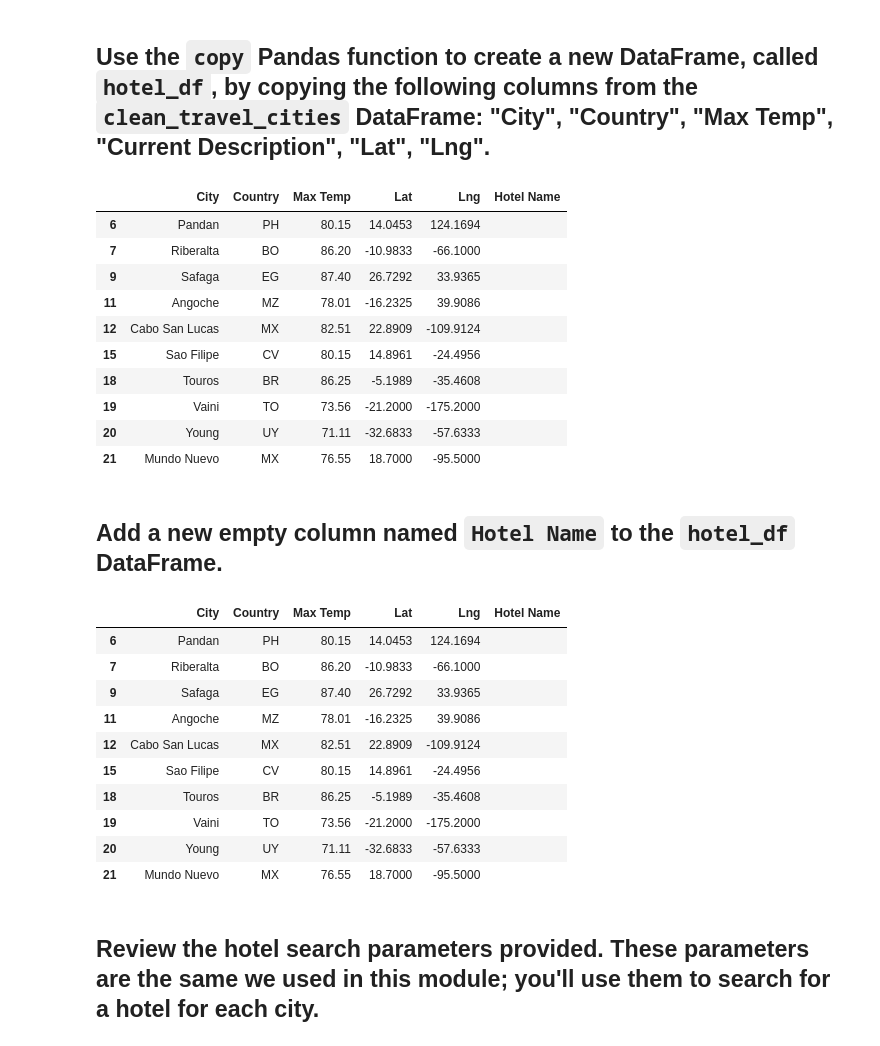
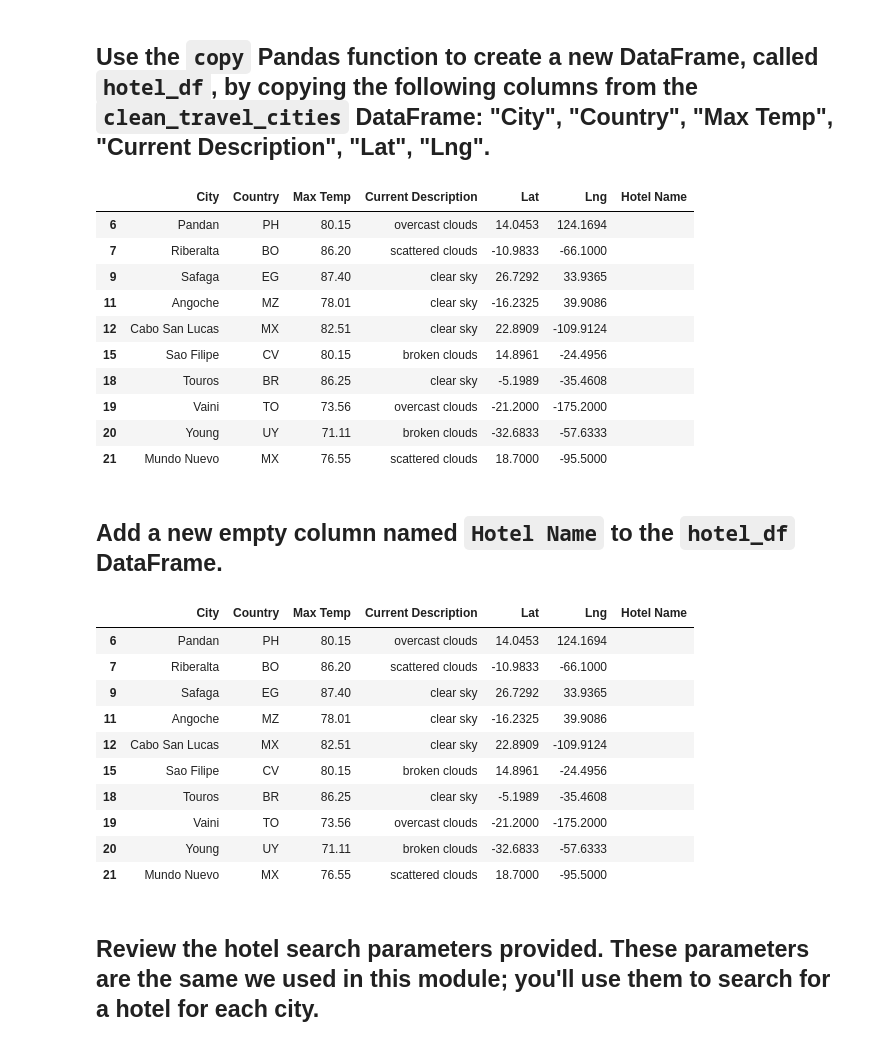
Before and after one commit to DeloxyAdeola/World_Weather_Analysis, a Jupyter notebook: Vacation_Search.ipynb, the cells around one changed output. Cells and saved outputs as stored; diff of their text form; code cells hidden in the pictures.

```diff
--- a/Vacation_Search.ipynb
+++ b/Vacation_Search.ipynb
@@ -132,23 +132,23 @@ clean_travel_cities
 ## Use the `copy` Pandas function to create a new DataFrame, called `hotel_df`, by copying the following columns from the `clean_travel_cities` DataFrame: "City", "Country", "Max Temp", "Current Description", "Lat", "Lng".
 # %%
 # Create DataFrame called hotel_df by copying some columns from the clean_travel_cities DataFrame.
-hotel_df = hotel_df = preferred_cities_df[["City", "Country", "Max Temp", "Lat", "Lng"]].copy()
+hotel_df = hotel_df = preferred_cities_df[["City", "Country", "Max Temp","Current Description", "Lat", "Lng"]].copy()
 hotel_df["Hotel Name"] = ""
 
 # Display sample data
 hotel_df.head(10)
 # %% [output]
-|  | City | Country | Max Temp | Lat | Lng | Hotel Name |
-| 6 | Pandan | PH | 80.15 | 14.0453 | 124.1694 |  |
-| 7 | Riberalta | BO | 86.20 | -10.9833 | -66.1000 |  |
-| 9 | Safaga | EG | 87.40 | 26.7292 | 33.9365 |  |
-| 11 | Angoche | MZ | 78.01 | -16.2325 | 39.9086 |  |
-| 12 | Cabo San Lucas | MX | 82.51 | 22.8909 | -109.9124 |  |
-| 15 | Sao Filipe | CV | 80.15 | 14.8961 | -24.4956 |  |
-| 18 | Touros | BR | 86.25 | -5.1989 | -35.4608 |  |
-| 19 | Vaini | TO | 73.56 | -21.2000 | -175.2000 |  |
-| 20 | Young | UY | 71.11 | -32.6833 | -57.6333 |  |
-| 21 | Mundo Nuevo | MX | 76.55 | 18.7000 | -95.5000 |  |
+|  | City | Country | Max Temp | Current Description | Lat | Lng | Hotel Name |
+| 6 | Pandan | PH | 80.15 | overcast clouds | 14.0453 | 124.1694 |  |
+| 7 | Riberalta | BO | 86.20 | scattered clouds | -10.9833 | -66.1000 |  |
+| 9 | Safaga | EG | 87.40 | clear sky | 26.7292 | 33.9365 |  |
+| 11 | Angoche | MZ | 78.01 | clear sky | -16.2325 | 39.9086 |  |
+| 12 | Cabo San Lucas | MX | 82.51 | clear sky | 22.8909 | -109.9124 |  |
+| 15 | Sao Filipe | CV | 80.15 | broken clouds | 14.8961 | -24.4956 |  |
+| 18 | Touros | BR | 86.25 | clear sky | -5.1989 | -35.4608 |  |
+| 19 | Vaini | TO | 73.56 | overcast clouds | -21.2000 | -175.2000 |  |
+| 20 | Young | UY | 71.11 | broken clouds | -32.6833 | -57.6333 |  |
+| 21 | Mundo Nuevo | MX | 76.55 | scattered clouds | 18.7000 | -95.5000 |  |
 # %% [markdown]
 ## Add a new empty column named `Hotel Name` to the `hotel_df` DataFrame.
 # %%
@@ -159,17 +159,17 @@ hotel_df["Hotel Name"] = ""
 # Display sample data
 hotel_df.head(10)
 # %% [output]
-|  | City | Country | Max Temp | Lat | Lng | Hotel Name |
-| 6 | Pandan | PH | 80.15 | 14.0453 | 124.1694 |  |
-| 7 | Riberalta | BO | 86.20 | -10.9833 | -66.1000 |  |
-| 9 | Safaga | EG | 87.40 | 26.7292 | 33.9365 |  |
-| 11 | Angoche | MZ | 78.01 | -16.2325 | 39.9086 |  |
-| 12 | Cabo San Lucas | MX | 82.51 | 22.8909 | -109.9124 |  |
-| 15 | Sao Filipe | CV | 80.15 | 14.8961 | -24.4956 |  |
-| 18 | Touros | BR | 86.25 | -5.1989 | -35.4608 |  |
-| 19 | Vaini | TO | 73.56 | -21.2000 | -175.2000 |  |
-| 20 | Young | UY | 71.11 | -32.6833 | -57.6333 |  |
-| 21 | Mundo Nuevo | MX | 76.55 | 18.7000 | -95.5000 |  |
+|  | City | Country | Max Temp | Current Description | Lat | Lng | Hotel Name |
+| 6 | Pandan | PH | 80.15 | overcast clouds | 14.0453 | 124.1694 |  |
+| 7 | Riberalta | BO | 86.20 | scattered clouds | -10.9833 | -66.1000 |  |
+| 9 | Safaga | EG | 87.40 | clear sky | 26.7292 | 33.9365 |  |
+| 11 | Angoche | MZ | 78.01 | clear sky | -16.2325 | 39.9086 |  |
+| 12 | Cabo San Lucas | MX | 82.51 | clear sky | 22.8909 | -109.9124 |  |
+| 15 | Sao Filipe | CV | 80.15 | broken clouds | 14.8961 | -24.4956 |  |
+| 18 | Touros | BR | 86.25 | clear sky | -5.1989 | -35.4608 |  |
+| 19 | Vaini | TO | 73.56 | overcast clouds | -21.2000 | -175.2000 |  |
+| 20 | Young | UY | 71.11 | broken clouds | -32.6833 | -57.6333 |  |
+| 21 | Mundo Nuevo | MX | 76.55 | scattered clouds | 18.7000 | -95.5000 |  |
 # %% [markdown]
 ## Review the hotel search parameters provided. These parameters are the same we used in this module; you'll use them to search for a hotel for each city.
 # %%
```
Also changed, not shown: parts of 6 cells of this notebook.
